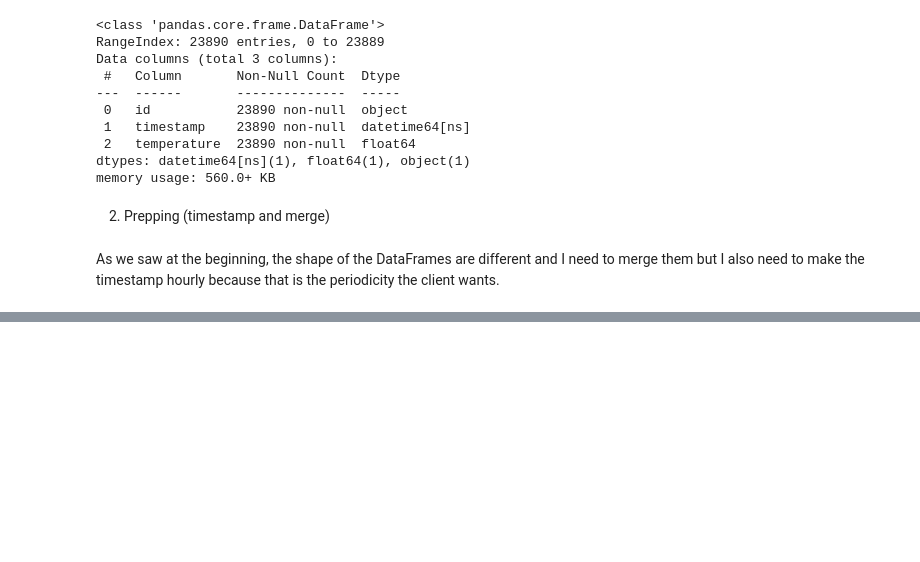
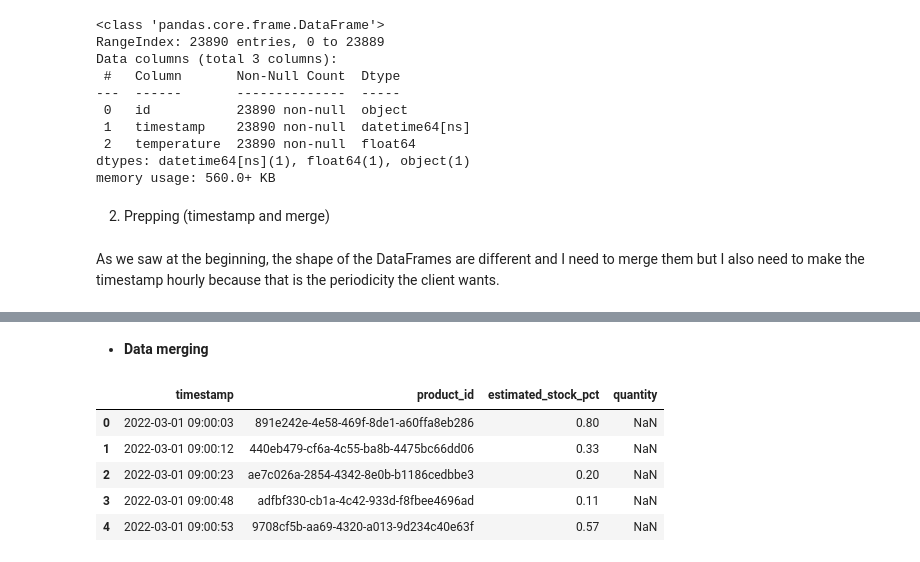
Before and after one commit to Severina7/cognizant_ai, a Jupyter notebook: modeling.ipynb, the cells around one changed output, grey strips where cells are left out. Cells and saved outputs as stored; diff of their text form; code cells hidden in the pictures; blank space fills up the shorter version.

```diff
--- a/modeling.ipynb
+++ b/modeling.ipynb
@@ -25,9 +27,9 @@ We want to use dataframes once again to store and manipulate the data.
 
 Similar to before, let's load our data from Google Drive for the 3 datasets provided. Be sure to upload the datasets into Google Drive, so that you can access them here.
 # %%
-path = '/Users/arsen/codeup_data_science/cognizant_ai/'
+path = '/content/drive/MyDrive/cognizant_ds_pipeline/'
 
-sales_df = pd.read_csv(f"{path}sales.csv")
+sales_df = pd.read_csv(f"{path}/sales.csv")
 sales_df.drop(columns=["Unnamed: 0"], inplace=True, errors='ignore')
 sales_df.head()
 # %% [output]
@@ -210,0 +278,12 @@ convert_timestamp_to_hourly(sales_df, 'timestamp')
+# %% [markdown]
+- **Data merging**
+# %%
+merged_df = stock_agg.merge(sales_agg, on=['timestamp', 'product_id'], how='left')
+merged_df.head()
+# %% [output]
+|  | timestamp | product_id | estimated_stock_pct | quantity |
+| 0 | 2022-03-01 09:00:03 | 891e242e-4e58-469f-8de1-a60ffa8eb286 | 0.80 | NaN |
+| 1 | 2022-03-01 09:00:12 | 440eb479-cf6a-4c55-ba8b-4475bc66dd06 | 0.33 | NaN |
+| 2 | 2022-03-01 09:00:23 | ae7c026a-2854-4342-8e0b-b1186cedbbe3 | 0.20 | NaN |
+| 3 | 2022-03-01 09:00:48 | adfbf330-cb1a-4c42-933d-f8fbee4696ad | 0.11 | NaN |
+| 4 | 2022-03-01 09:00:53 | 9708cf5b-aa69-4320-a013-9d234c40e63f | 0.57 | NaN |
```
Also changed, not shown: parts of 18 cells of this notebook.
